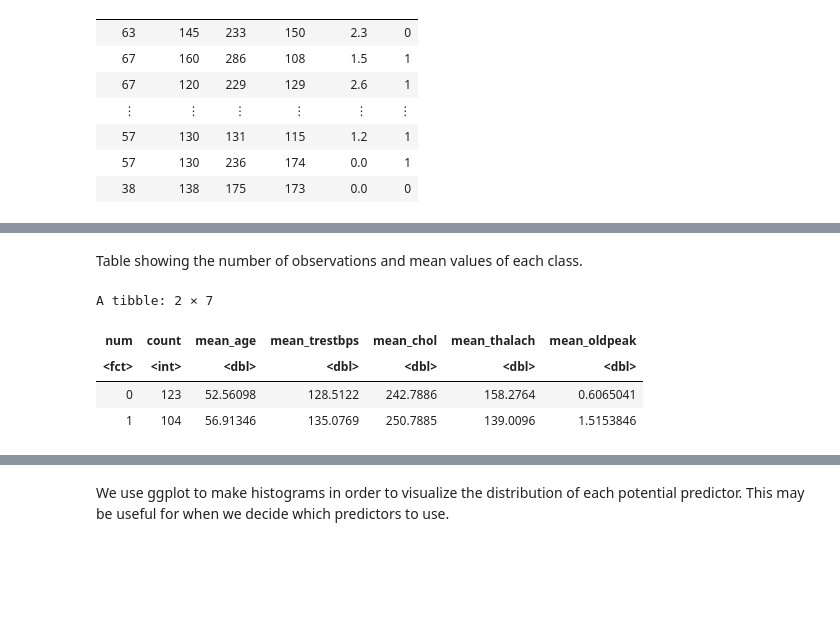
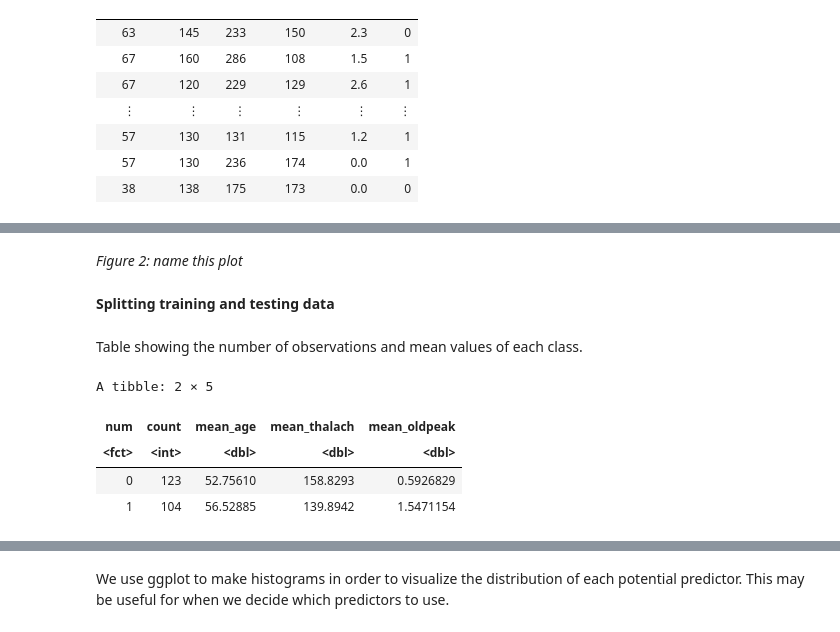
Before and after one commit to wu-jacob/dsci100-project, a Jupyter notebook: proposal.ipynb, the cells around one changed output, grey strips where cells are left out. Saved outputs shown, nothing was run; the diff lists cells and outputs as text; code cells hidden in the pictures; blank space fills up the shorter version.

```diff
--- a/proposal.ipynb
+++ b/proposal.ipynb
@@ -91 +153,5 @@ num - presence of heart disease
+# %% [markdown]
+*Figure 2: name this plot*
+# %% [markdown]
+**Splitting training and testing data**
 # %%
@@ -98,12 +163,11 @@ Table showing the number of observations and mean values of each class.
 # %%
 heart_sum <- heart_train |>
     group_by(num) |>
-    summarize(count = n(), mean_age = mean(age), mean_trestbps = mean(trestbps),
-              mean_chol = mean(chol), mean_thalach = mean(thalach), mean_oldpeak = mean(oldpeak))
+    summarize(count = n(), mean_age = mean(age), mean_thalach = mean(thalach), mean_oldpeak = mean(oldpeak))
 heart_sum
 # %% [output]
-A tibble: 2 × 7
+A tibble: 2 × 5
-| num | count | mean_age | mean_trestbps | mean_chol | mean_thalach | mean_oldpeak |
-| <fct> | <int> | <dbl> | <dbl> | <dbl> | <dbl> | <dbl> |
-| 0 | 123 | 52.56098 | 128.5122 | 242.7886 | 158.2764 | 0.6065041 |
-| 1 | 104 | 56.91346 | 135.0769 | 250.7885 | 139.0096 | 1.5153846 |
+| num | count | mean_age | mean_thalach | mean_oldpeak |
+| <fct> | <int> | <dbl> | <dbl> | <dbl> |
+| 0 | 123 | 52.75610 | 158.8293 | 0.5926829 |
+| 1 | 104 | 56.52885 | 139.8942 | 1.5471154 |
```
Also changed, not shown: parts of 33 cells of this notebook.
